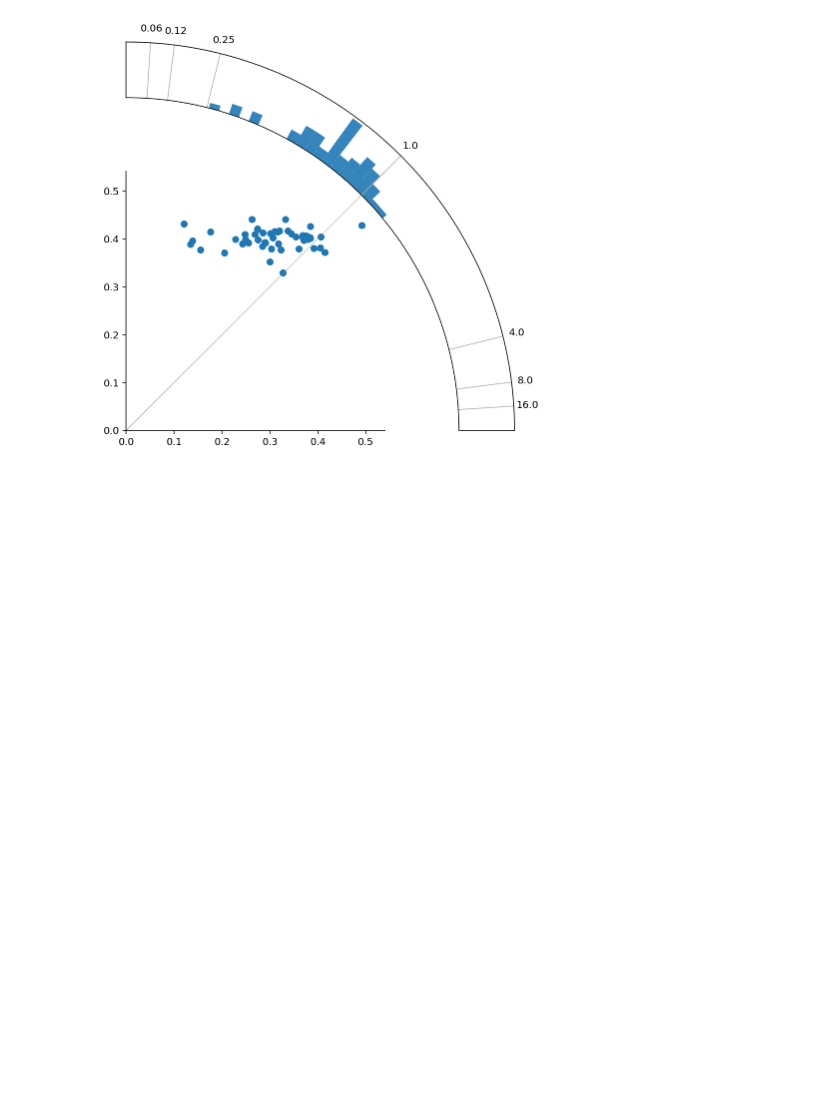
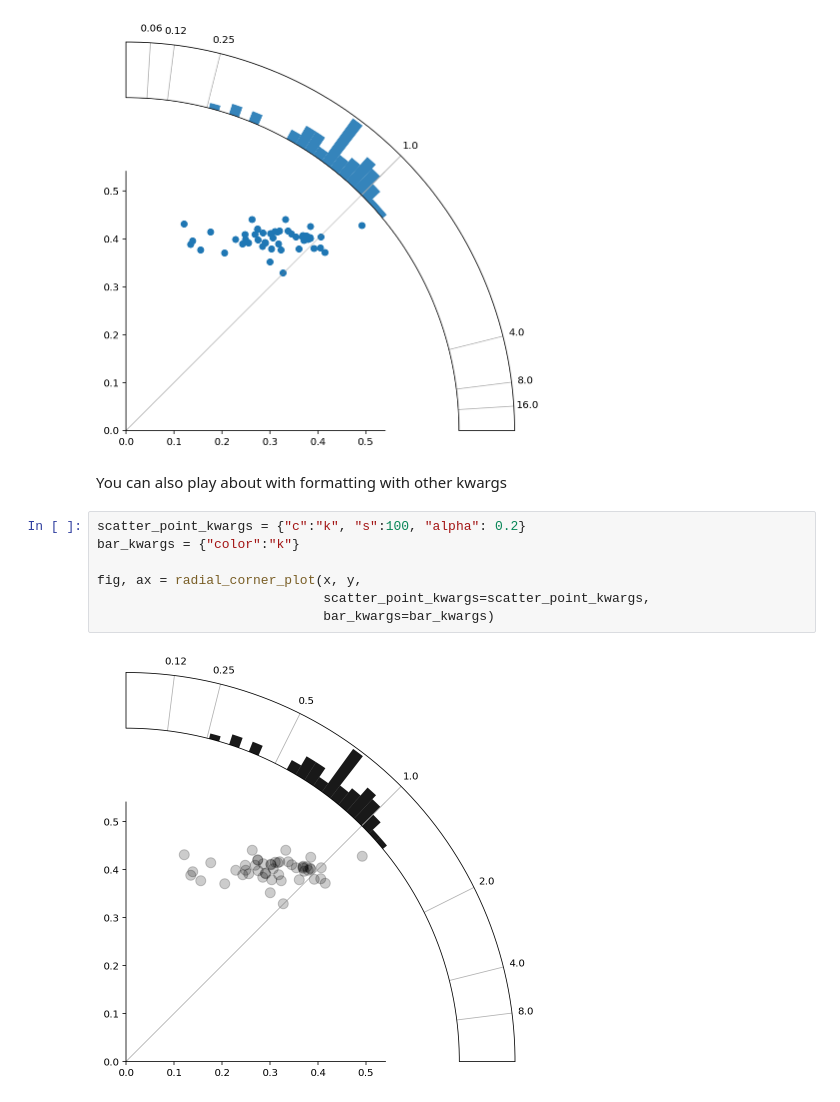
Before and after one commit to drbenvincent/misc, a Jupyter notebook: plotting/radial corner histogram plot.ipynb, the cells around one changed output. Saved outputs shown, nothing was run; the diff lists cells and outputs as text; blank space fills up the shorter version.

```diff
--- a/plotting/radial corner histogram plot.ipynb
+++ b/plotting/radial corner histogram plot.ipynb
@@ -133,3 +139,14 @@ fig, ax = radial_corner_plot(x, y,
                              desired_ratios=[1/16, 1/8, 1/4, 1, 4, 8, 16])
 # %% [output]
 [figure]
+# %% [markdown]
+You can also play about with formatting with other kwargs
+# %%
+scatter_point_kwargs = {"c":"k", "s":100, "alpha": 0.2}
+bar_kwargs = {"color":"k"}
+
+fig, ax = radial_corner_plot(x, y,
+                             scatter_point_kwargs=scatter_point_kwargs,
+                             bar_kwargs=bar_kwargs)
+# %% [output]
+[figure, added]
```
Also changed, not shown: parts of 3 cells of this notebook.
